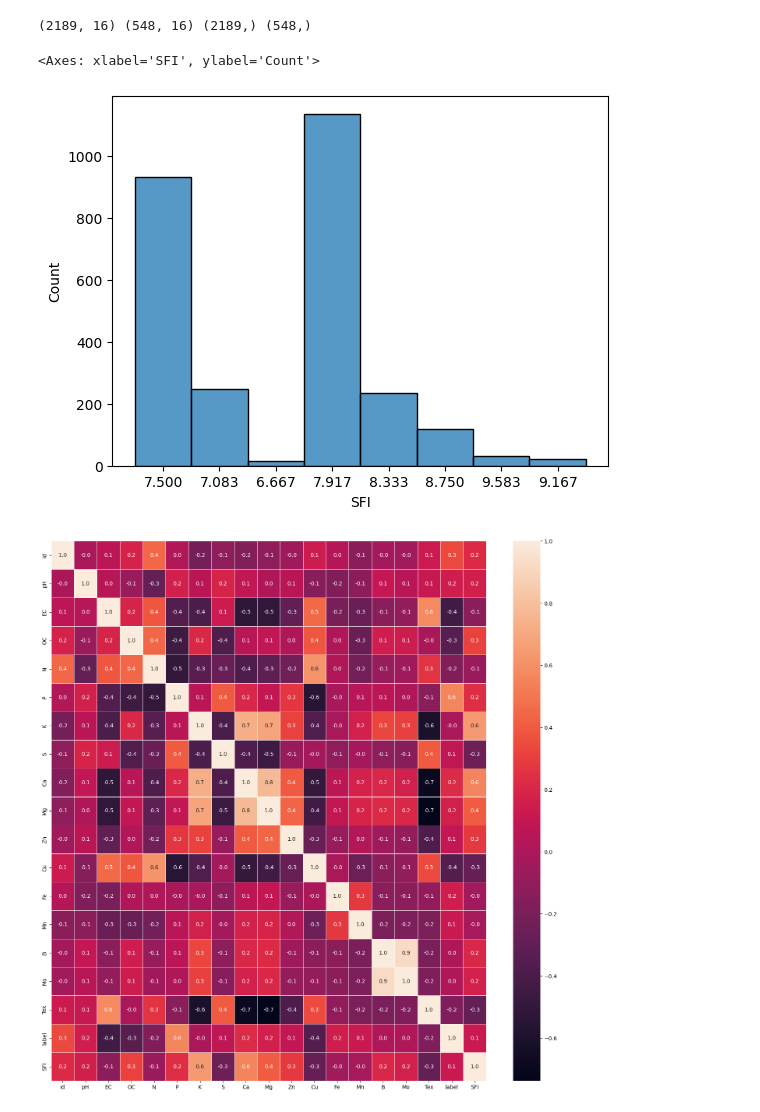
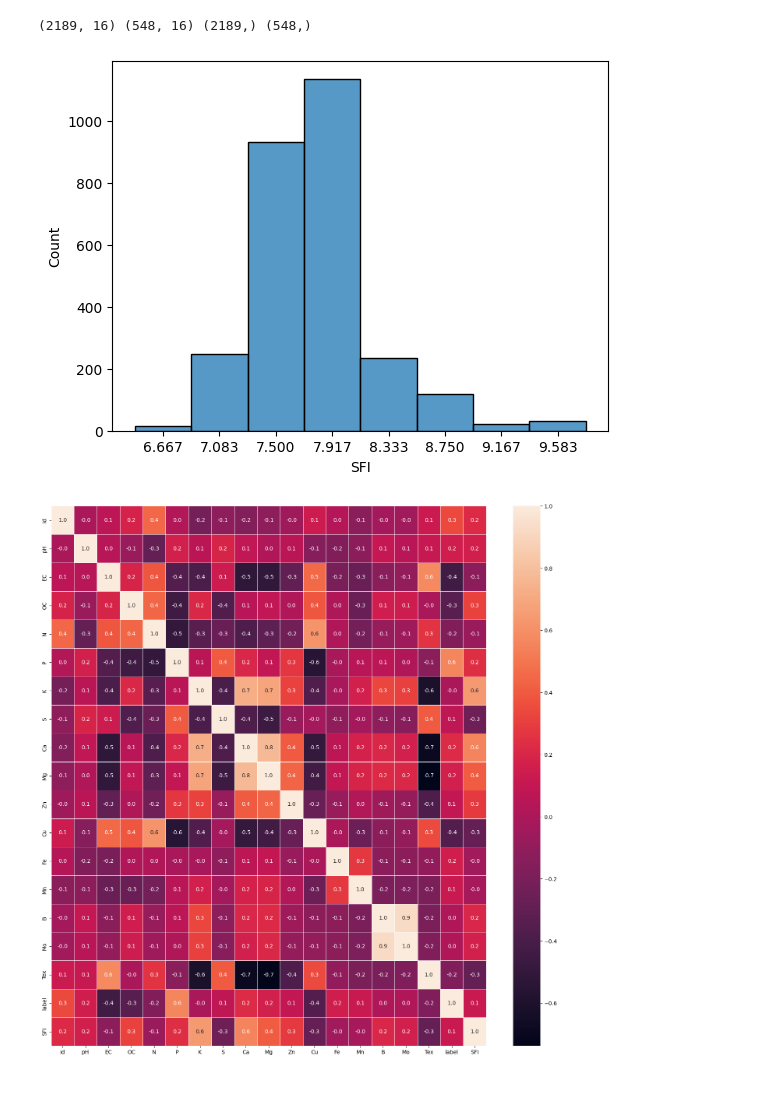
Before and after one commit to prakashy003/Soil-Analyzer, a Jupyter notebook: Model (Soil Analyzer).ipynb, the cells around one changed output. Drawn from its saved outputs; the diff is of its cells as text; code cells hidden in the pictures.

```diff
--- a/Model (Soil Analyzer).ipynb
+++ b/Model (Soil Analyzer).ipynb
@@ -244,12 +244,18 @@ print(X_train.shape, X_test.shape, y_train.shape, y_test.shape)
 # %%
 import seaborn as sns
 import matplotlib.pyplot as plt
 import numpy as np
 
-sns.histplot(sadf['SFI'])
+# Sort the 'SFI' values in your DataFrame in ascending order
+sadf_sorted = sadf['SFI'].sort_values(ascending=True)
+
+# Create the histogram with the sorted 'SFI' values
+sns.histplot(sadf_sorted)
+
+# Show the histogram
+plt.show()
 # %% [output]
-<Axes: xlabel='SFI', ylabel='Count'>
-[figure, old version]
+[figure, new version]
 # %%
 #sns.heatmap(df.corr(),annot=True,cmap='RdYlGn') #data.corr()-->correlation matrix
 # HEATMAP SIZE
```
Also changed, not shown: parts of 10 cells of this notebook, 9 other files.
